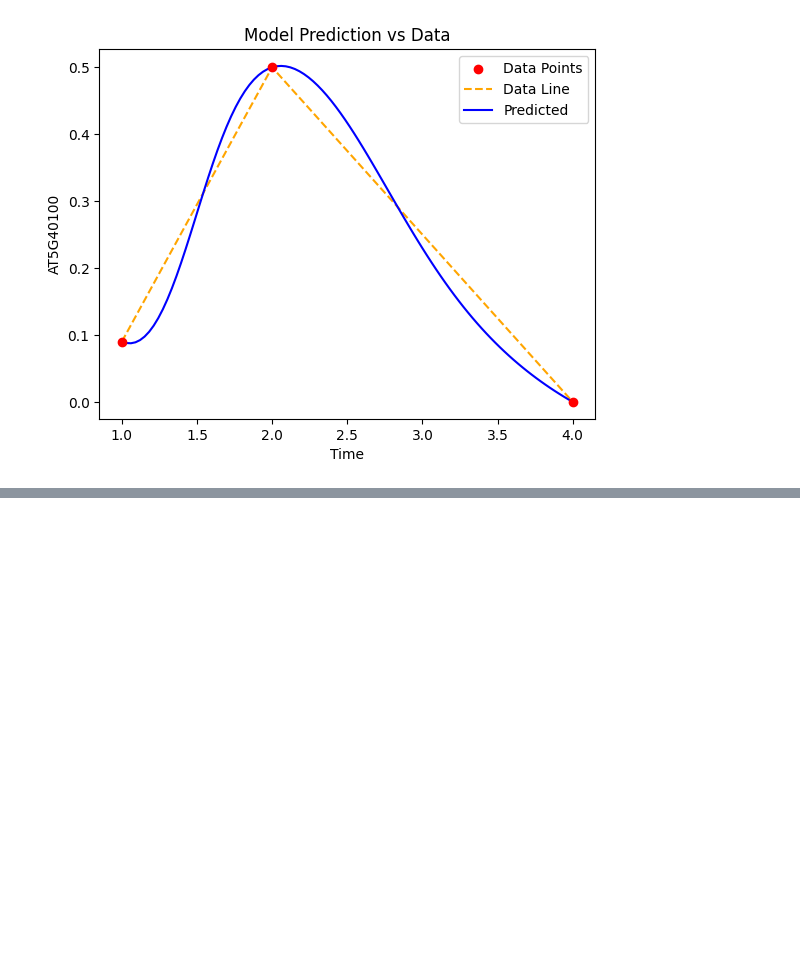
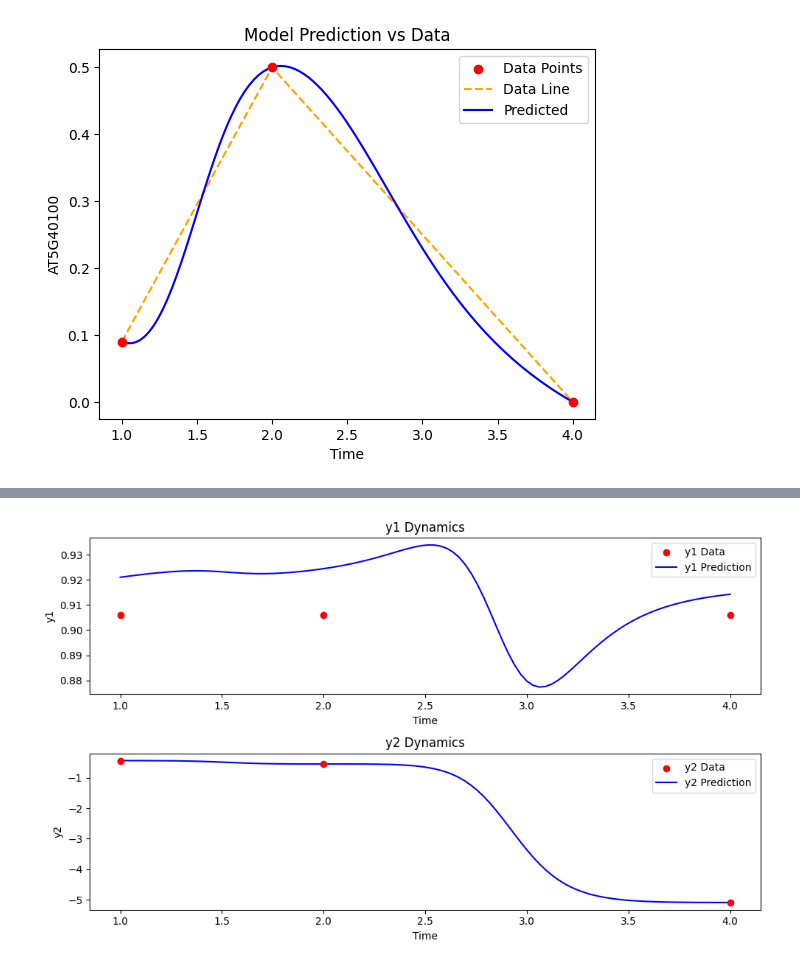
Before and after one commit to prabal5ghosh/research-project-on-physics-informed-machine-learning-on-transcriptomics-data, a Jupyter notebook: pinn_1.ipynb, the cells around one changed output, grey strips where cells are left out. Drawn from its saved outputs; the diff is of its cells as text; code cells hidden in the pictures; blank space fills up the shorter version.

```diff
--- a/pinn_1.ipynb
+++ b/pinn_1.ipynb
@@ -835,3 +691,99 @@ Estimated parameters:
 k: -0.397690, c: -0.128836
 [figure]
 [figure]
+# %%
+import torch
+import torch.nn as nn
+import numpy as np
+import matplotlib.pyplot as plt
+
+# Define the neural network
+class NeuralNet(nn.Module):
+    def __init__(self):
+        super(NeuralNet, self).__init__()
+        self.hidden = nn.Sequential(
+            nn.Linear(1, 50),
+            nn.Tanh(),
+            nn.Linear(50, 50),
+            nn.Tanh(),
+            nn.Linear(50, 2)  # Outputs: y1, y2
+        )
+        # Trainable parameters
+        self.k_p1 = nn.Parameter(torch.tensor(1.0, requires_grad=True))
+        self.k_d1 = nn.Parameter(torch.tensor(1.0, requires_grad=True))
+        self.k_d2 = nn.Parameter(torch.tensor(1.0, requires_grad=True))
+
+    def forward(self, t):
+        return self.hidden(t)
+
+# Define the ODE loss function
+def loss_fn(model, t, y_data):
+    y_pred = model(t)
+    y1_pred, y2_pred = y_pred[:, 0], y_pred[:, 1]
+
+    # Compute derivatives
+    y1_t = torch.autograd.grad(y1_pred, t, grad_outputs=torch.ones_like(y1_pred), create_graph=True)[0]
+    y2_t = torch.autograd.grad(y2_pred, t, grad_outputs=torch.ones_like(y2_pred), create_graph=True)[0]
+
+    # ODE residuals
+    ode1 = y1_t - (model.k_p1 - model.k_d1 * y1_pred)
+    ode2 = y2_t + model.k_d2 * y2_pred
+
+    # Physics loss
+    physics_loss = torch.mean(ode1**2) + torch.mean(ode2**2)
+
+    # Data loss
+    data_loss = torch.mean((y1_pred - y_data[:, 0])**2) + torch.mean((y2_pred - y_data[:, 1])**2)
+
+    return data_loss + 1.0 * physics_loss
+
+# Generate data
+t_data = torch.tensor([[1.0], [2.0], [4.0]], requires_grad=True)
+y_data = torch.tensor([[0.906, -0.44796], [0.906, -0.56015], [0.906, -5.09196]])
+
+# Initialize model and optimizer
+model = NeuralNet()
+optimizer = torch.optim.Adam(model.parameters(), lr=0.01)
+
+# Training loop
+for epoch in range(10000):
+    optimizer.zero_grad()
+    loss = loss_fn(model, t_data, y_data)
+    loss.backward()
+    optimizer.step()
+    if epoch % 1000 == 0:
+        print(f"Epoch {epoch}, Loss: {loss.item()}")
+
+# Output learned parameters
+print(f"Learned k_p1: {model.k_p1.item()}")
+print(f"Learned k_d1: {model.k_d1.item()}")
+print(f"Learned k_d2: {model.k_d2.item()}")
+
+# Generate predictions for plotting
+t_test = torch.linspace(1.0, 4.0, 100).view(-1, 1).requires_grad_(True)
+y_pred = model(t_test).detach().numpy()
+
+# Plotting the results
+plt.figure(figsize=(10, 6))
+
+# y1 Plot
+plt.subplot(2, 1, 1)
+plt.scatter(t_data.detach().numpy(), y_data[:, 0], color='red', label='y1 Data', zorder=5)
+plt.plot(t_test.detach().numpy(), y_pred[:, 0], label='y1 Prediction', color='blue', zorder=4)
+plt.title('y1 Dynamics')
+plt.xlabel('Time')
+plt.ylabel('y1')
+plt.legend()
+
+# y2 Plot
+plt.subplot(2, 1, 2)
+plt.scatter(t_data.detach().numpy(), y_data[:, 1], color='red', label='y2 Data', zorder=5)
+plt.plot(t_test.detach().numpy(), y_pred[:, 1], label='y2 Prediction', color='blue', zorder=4)
+plt.title('y2 Dynamics')
+plt.xlabel('Time')
+plt.ylabel('y2')
+plt.legend()
+
+plt.tight_layout()
+plt.show()
+# %% [output]
@@ -837,0 +803 @@ k: -0.397690, c: -0.128836
+[figure, added]
```
Also changed, not shown: parts of 11 cells of this notebook.
